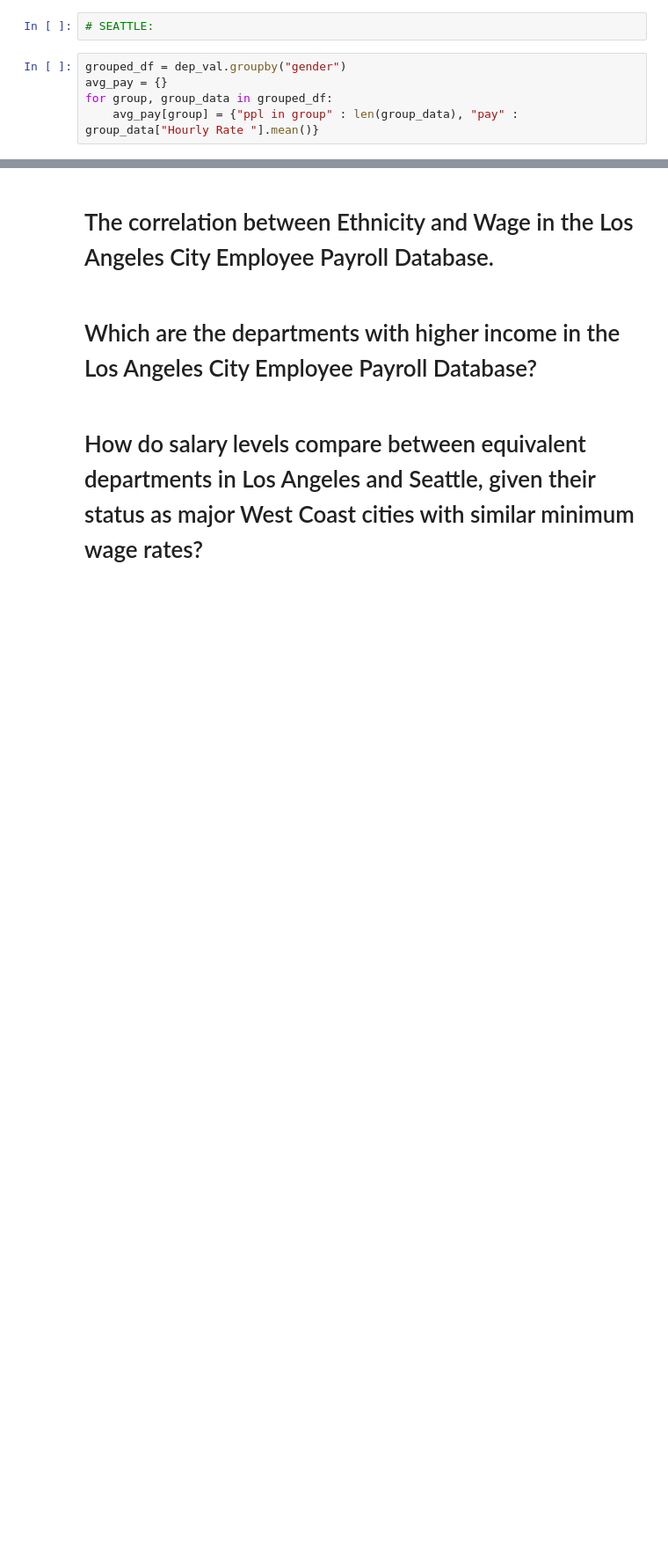
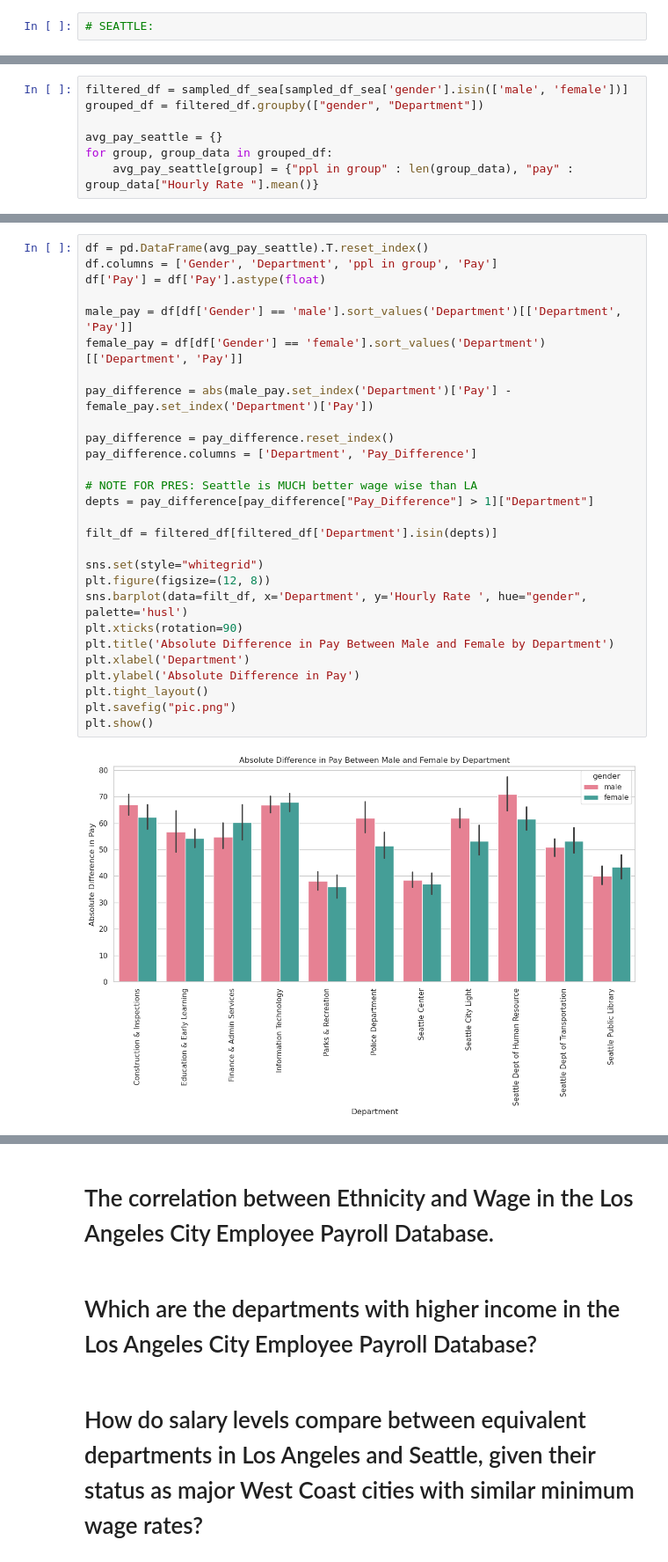
Before and after one commit to nandsra21/ECON481FinalProject, a Jupyter notebook: FinalProjectProp.ipynb, the cells around one changed output, grey strips where cells are left out. Shown: that part at 88% size. Saved outputs shown, nothing was run; the diff lists cells and outputs as text; blank space fills up the shorter version.

```diff
--- a/FinalProjectProp.ipynb
+++ b/FinalProjectProp.ipynb
@@ -383,7 +345,2 @@ ValueError: Length mismatch: Expected axis has 266 elements, new values have 4 e
 # %%
 # SEATTLE:
-# %%
-grouped_df = dep_val.groupby("gender")
-avg_pay = {}
-for group, group_data in grouped_df:
-    avg_pay[group] = {"ppl in group" : len(group_data), "pay" : group_data["Hourly Rate "].mean()}
@@ -396,0 +376,7 @@ avg_pay
+# %%
+filtered_df = sampled_df_sea[sampled_df_sea['gender'].isin(['male', 'female'])]
+grouped_df = filtered_df.groupby(["gender", "Department"])
+
+avg_pay_seattle = {}
+for group, group_data in grouped_df:
+    avg_pay_seattle[group] = {"ppl in group" : len(group_data), "pay" : group_data["Hourly Rate "].mean()}
@@ -396,0 +403,30 @@ avg_pay
+# %%
+df = pd.DataFrame(avg_pay_seattle).T.reset_index()
+df.columns = ['Gender', 'Department', 'ppl in group', 'Pay']
+df['Pay'] = df['Pay'].astype(float)
+
+male_pay = df[df['Gender'] == 'male'].sort_values('Department')[['Department', 'Pay']]
+female_pay = df[df['Gender'] == 'female'].sort_values('Department')[['Department', 'Pay']]
+
+pay_difference = abs(male_pay.set_index('Department')['Pay'] - female_pay.set_index('Department')['Pay'])
+
+pay_difference = pay_difference.reset_index()
+pay_difference.columns = ['Department', 'Pay_Difference']
+
+# NOTE FOR PRES: Seattle is MUCH better wage wise than LA
+depts = pay_difference[pay_difference["Pay_Difference"] > 1]["Department"]
+
+filt_df = filtered_df[filtered_df['Department'].isin(depts)]
+
+sns.set(style="whitegrid")
+plt.figure(figsize=(12, 8))
+sns.barplot(data=filt_df, x='Department', y='Hourly Rate ', hue="gender", palette='husl')
+plt.xticks(rotation=90)
+plt.title('Absolute Difference in Pay Between Male and Female by Department')
+plt.xlabel('Department')
+plt.ylabel('Absolute Difference in Pay')
+plt.tight_layout()
+plt.savefig("pic.png")
+plt.show()
+# %% [output]
+[figure, added]
```
Also changed, not shown: parts of 49 cells of this notebook.
